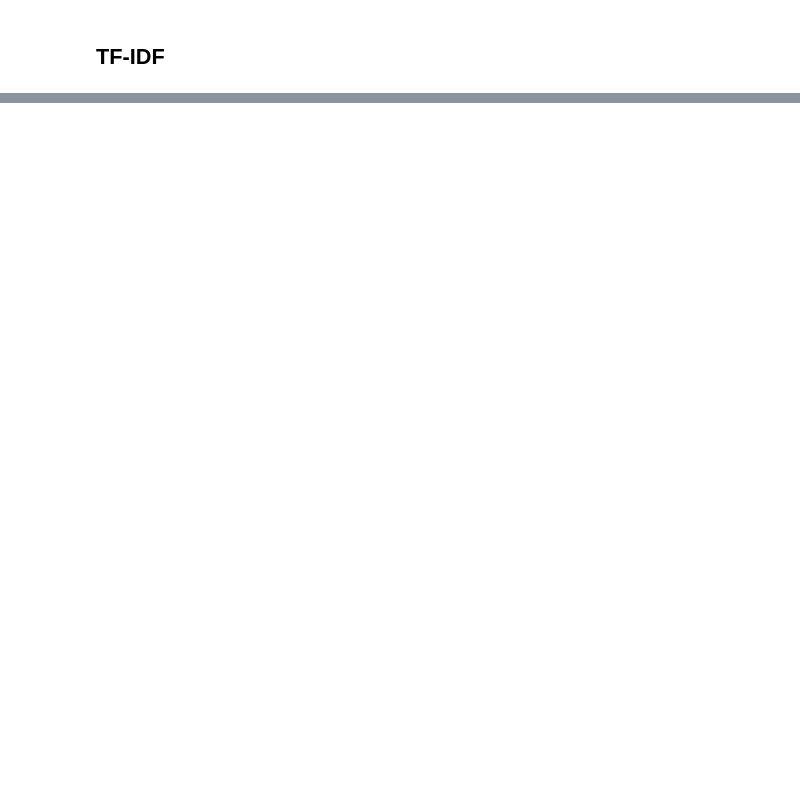
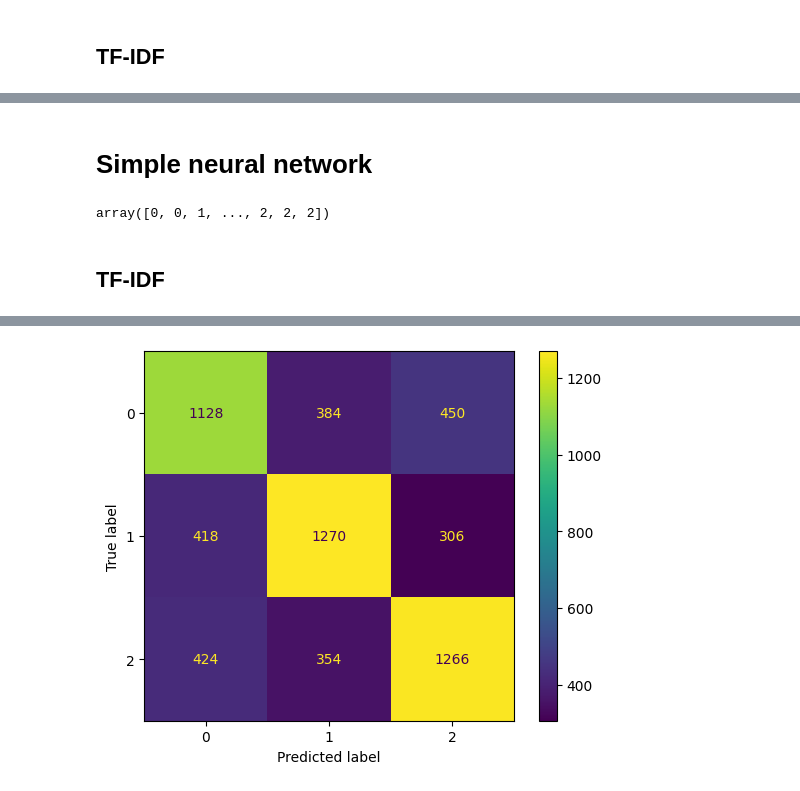
Before and after one commit to Sitaarz/AdvancedDataMining, a Jupyter notebook: src/model_training/test_models.ipynb, the cells around one changed output, grey strips where cells are left out. Cells and saved outputs as stored; diff of their text form; code cells hidden in the pictures; blank space fills up the shorter version.

```diff
--- a/src/model_training/test_models.ipynb
+++ b/src/model_training/test_models.ipynb
@@ -142,0 +338,22 @@ confusion_matrix_display.plot()
+# %%
+from sklearn.linear_model import LogisticRegression
+from sklearn.model_selection import train_test_split
+from sklearn.metrics import confusion_matrix, ConfusionMatrixDisplay, accuracy_score, f1_score
+
+model = LogisticRegression(max_iter=10_000) # Increased max_iter to address ConvergenceWarning
+
+X_train, X_test, y_train, y_test = train_test_split(X_bert, y_bert, test_size=0.2)
+
+model.fit(X_train, y_train)
+
+y_pred_bert = model.predict(X_test)
+
+accuracy_bert = accuracy_score(y_test, y_pred_bert)
+f1_bert = f1_score(y_test, y_pred_bert, average='weighted') # Added average='weighted' for multiclass F1-score
+
+conf_matrix = confusion_matrix(y_test, y_pred_bert)
+confusion_matrix_display = ConfusionMatrixDisplay(confusion_matrix = conf_matrix)
+
+print("accuracy:", accuracy_bert) # Changed accuracy_tfIdf to accuracy_bert
+print("f1:", f1_bert) # Corrected syntax for printing f1_bert
+confusion_matrix_display.plot()
@@ -142,0 +365,2 @@ confusion_matrix_display.plot()
+# %% [markdown]
+# Simple neural network
@@ -142,0 +441,20 @@ confusion_matrix_display.plot()
+# %%
+from sklearn.model_selection import train_test_split
+from sklearn.preprocessing import LabelEncoder
+import pandas as pd
+labelEncoder = LabelEncoder()
+
+df = pd.read_csv("preprocessed_data.csv")
+y = labelEncoder.fit_transform(df['genre'])
+y
+# %% [output]
+array([0, 0, 1, ..., 2, 2, 2])
+# %% [markdown]
+## TF-IDF
+# %%
+neuralModel_tfIdf = SimpleNet(16000)
+X_train, X_test, y_train, y_test = train_test_split(X_tfIdf, y, test_size=0.2)
+
+train_network(neuralModel_tfIdf, X_train, y_train)
+evaluate_model(neuralModel_tfIdf, X_test, y_test )
+# %% [output]
@@ -142,0 +473 @@ confusion_matrix_display.plot()
+[figure, added]
```
Also changed, not shown: parts of 30 cells of this notebook.
